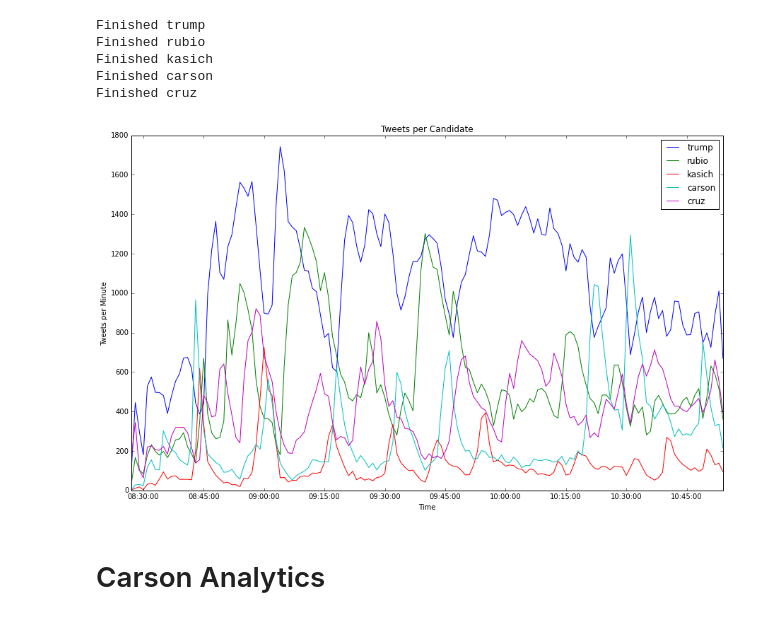
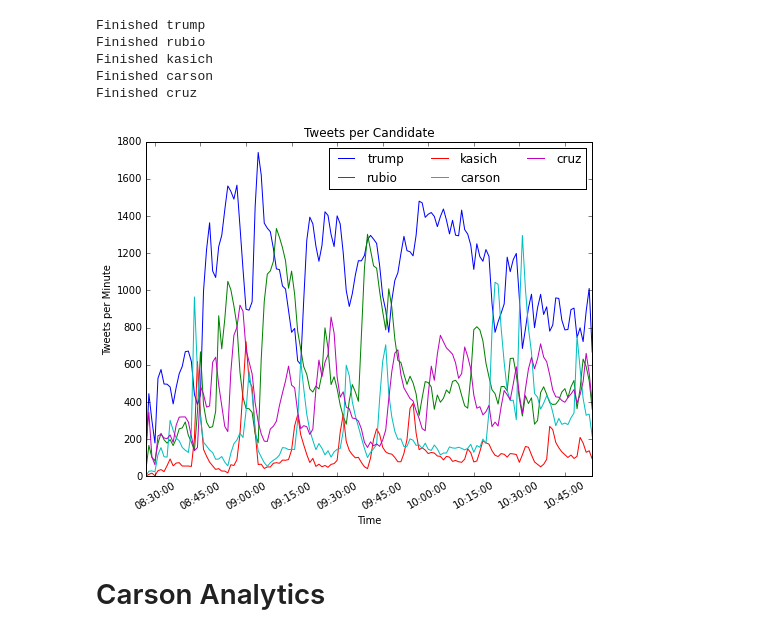
Before and after one commit to bcongdon/Data-Science-Projects, a Jupyter notebook: Debate Analytics.ipynb, the cells around one changed output. Drawn from its saved outputs; the diff is of its cells as text; code cells hidden in the pictures.

```diff
--- a/Debate Analytics.ipynb
+++ b/Debate Analytics.ipynb
@@ -86,19 +86,21 @@ Finished carson
 Finished cruz
 # %%
 
-fig, ax = plt.subplots()
+fig = plt.figure(figsize=(8,6))
+plt.xticks(rotation=30)
+
 #Visualize
 plt.title("Tweets per Candidate")
 plt.ylabel("Tweets per Minute")
 for name in candidates:
     plt.plot(candidate_per_minute_data[name].index.to_pydatetime(),candidate_per_minute_data[name])
 plt.rcParams["figure.figsize"] = [15,9]
 
-plt.legend(candidates, loc='upper right')
+plt.legend(candidates, loc='upper right',ncol=3)
 plt.xlabel("Time")
 plt.savefig('tweets_per_candidate.png',dpi=180)
 # %% [output]
-[figure, old version]
+[figure, new version]
 # %% [markdown]
 # Carson Analytics
 # %%
```
Also changed, not shown: parts of 2 cells of this notebook.
